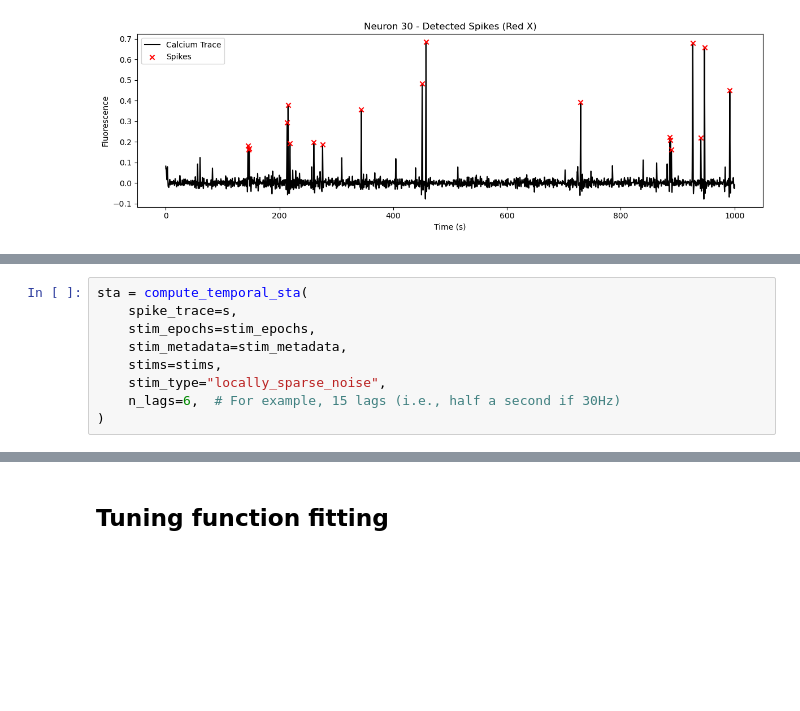
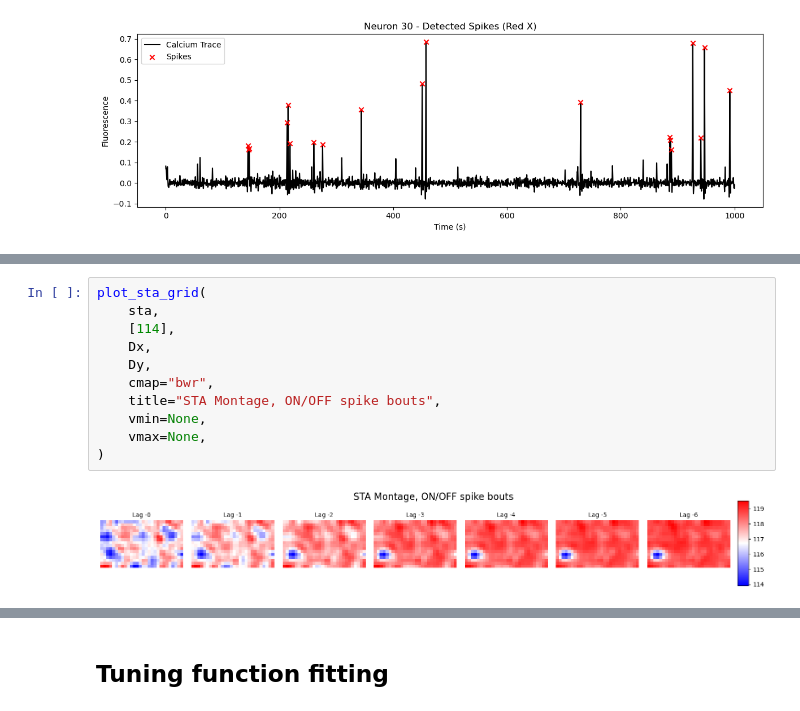
Before and after one commit to luciaganton/Neural-Data-Science, a Jupyter notebook: practical02_Agnese.ipynb, the cells around one changed output, grey strips where cells are left out. Cells and saved outputs as stored; diff of their text form; blank space fills up the shorter version.

```diff
--- a/practical02_Agnese.ipynb
+++ b/practical02_Agnese.ipynb
@@ -799,9 +678,0 @@ def compute_temporal_sta(
-# %%
-sta = compute_temporal_sta(
-    spike_trace=s,
-    stim_epochs=stim_epochs,
-    stim_metadata=stim_metadata,
-    stims=stims,
-    stim_type="locally_sparse_noise",
-    n_lags=6,  # For example, 15 lags (i.e., half a second if 30Hz)
-)
@@ -904,0 +949,13 @@ plot_sta_montage(sta)
+# %%
+plot_sta_grid(
+    sta,
+    [114],
+    Dx,
+    Dy,
+    cmap="bwr",
+    title="STA Montage, ON/OFF spike bouts",
+    vmin=None,
+    vmax=None,
+)
+# %% [output]
+[figure, added]
```
Also changed, not shown: parts of 61 cells of this notebook.
